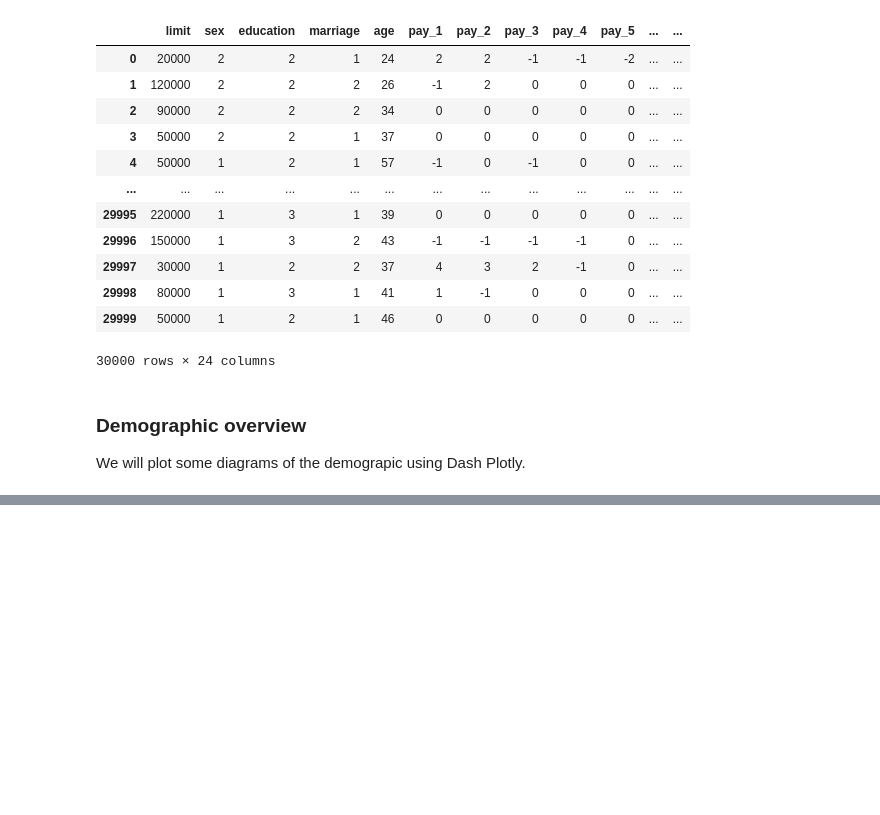
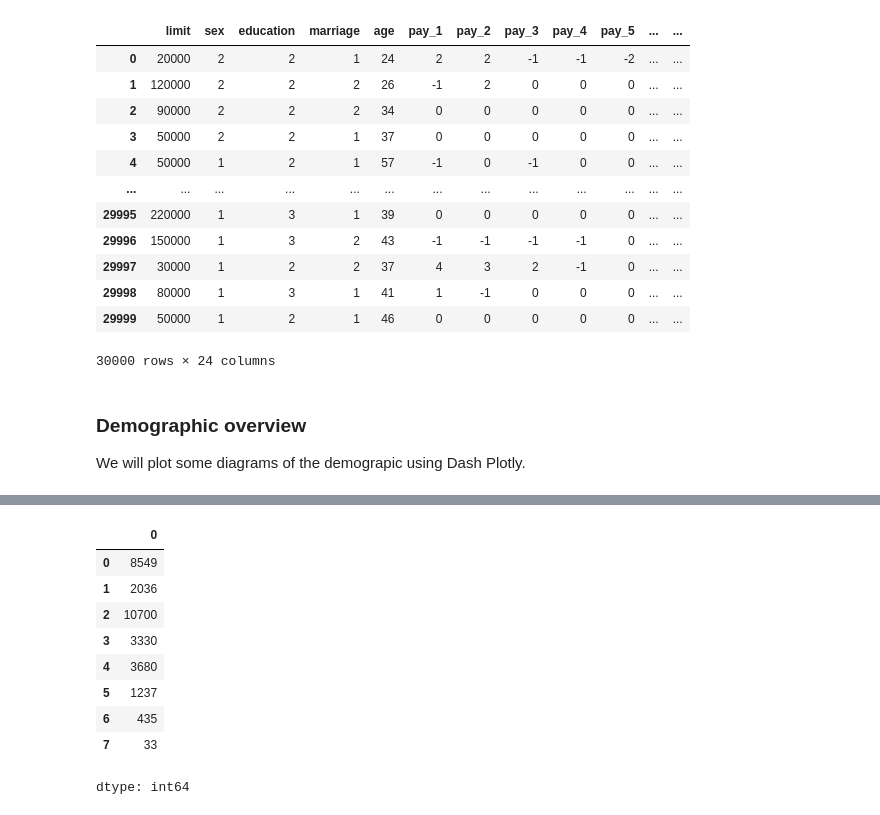
Before and after one commit to ntshtn/Credit_Card_Customer_Prediction, a Jupyter notebook: Credit_Card_Customer_Data_Visualization.ipynb, the cells around one changed output, grey strips where cells are left out. Cells and saved outputs as stored; diff of their text form; code cells hidden in the pictures; blank space fills up the shorter version.

```diff
--- a/Credit_Card_Customer_Data_Visualization.ipynb
+++ b/Credit_Card_Customer_Data_Visualization.ipynb
@@ -242,9 +246,27 @@ fig_default.show()
 # %% [output]
 [interactive output not drawn]
 # %%
-# Create a function that calculate the percentage value of each category in a feature
-def get_percentage(feature):
-  return combined_data.groupby([feature, 'default']).size().groupby(level=0).apply(lambda x: 100 * x / float(x.sum())).values
+# Create a function that group the dataset based on chosen feature and the default status, and calculate the percentage value of each category in a feature
+def group_and_get_percentage(dataframe, feature):
+  data_group = pd.DataFrame()
+  data_group = dataframe.groupby([feature, 'default']).size().reset_index()
+  data_group['percentage'] = dataframe.groupby([feature, 'default']).size().groupby(level=0).apply(lambda x: 100 * x / float(x.sum())).values
+  return data_group
+# %%
+test_function = group_and_get_percentage(combined_data, 'education')
+# %%
+test_function[0]
+# %% [output]
+|  | 0 |
+| 0 | 8549 |
+| 1 | 2036 |
+| 2 | 10700 |
+| 3 | 3330 |
+| 4 | 3680 |
+| 5 | 1237 |
+| 6 | 435 |
+| 7 | 33 |
+dtype: int64
 # %%
 # Let's check the distribution of age
 import plotly.express as px
```
Also changed, not shown: parts of 14 cells of this notebook.
